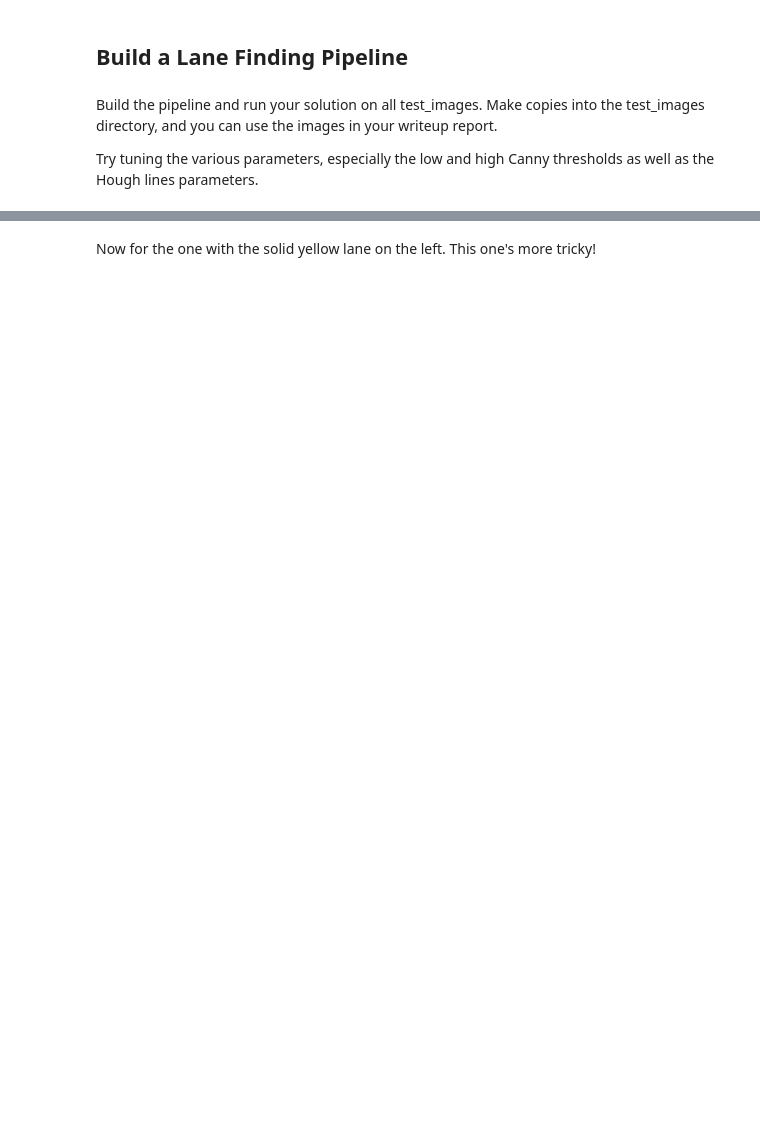
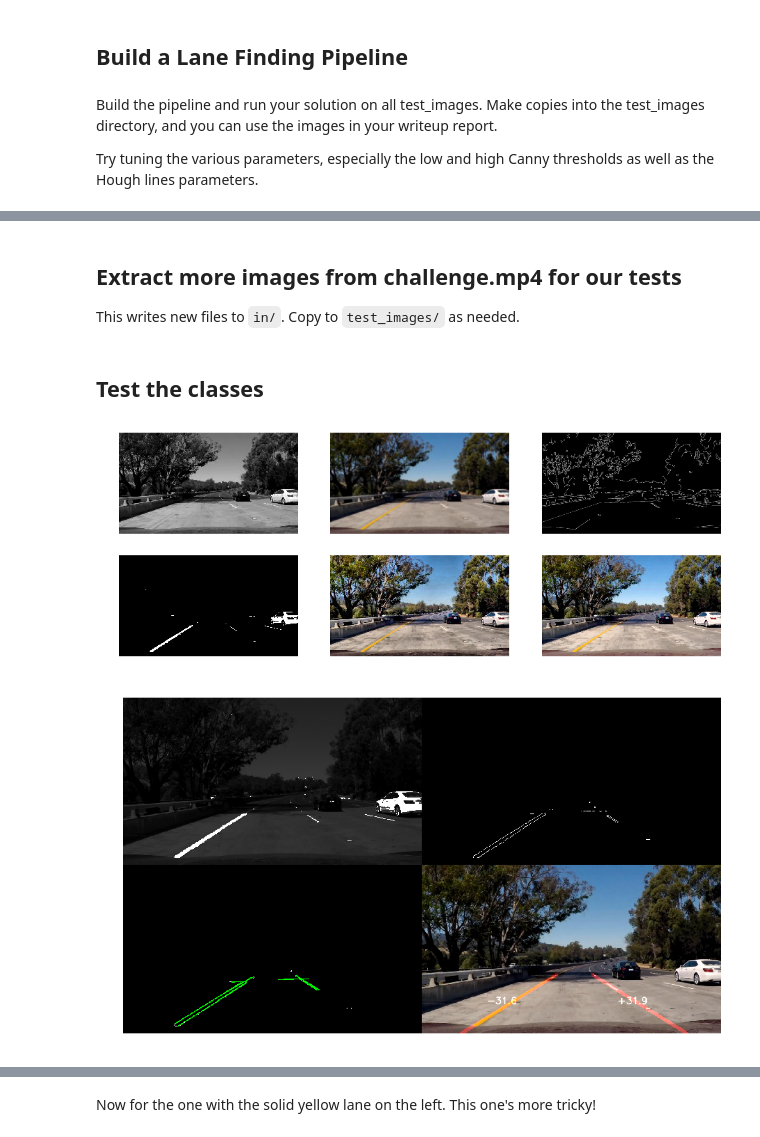
Before and after one commit to lpadukana/CarND-LaneLines-P1, a Jupyter notebook: P1.ipynb, the cells around one changed output, grey strips where cells are left out. Drawn from its saved outputs; the diff is of its cells as text; code cells hidden in the pictures; blank space fills up the shorter version.

```diff
--- a/P1.ipynb
+++ b/P1.ipynb
@@ -463,17 +38,0 @@ def adjust_rgb(h1=0, h2=255, s1=0, s2=255, v1=220, v2=255):
-# %%
-gr = cv2.cvtColor(image, cv2.COLOR_RGB2GRAY)
-fig = plt.figure(figsize=(5, 5))
-# fig.add_subplot(311)
-# plt.imshow(cv2.createCLAHE(clipLimit=2.0, tileGridSize=(8,8)).apply(gr), cmap='gray')
-# plt.imshow(gr, cmap='gray')
-# plt.imshow(gr, cmap='gray')
-# fig.add_subplot(312)
-# plt.imshow(cv2.equalizeHist(gr), cmap='gray')
-# fig.add_subplot(313)
-# plt.imshow(cv2.createCLAHE(clipLimit=2.0, tileGridSize=(8,8)).apply(gr), cmap='gray')
-# plt.imshow(cv2.Sobel(image, cv2.CV_64F, 3, 3, ksize=5), cmap='gray')
-
-sobelx64f = cv2.Sobel(gr,cv2.CV_64F,2,2,ksize=5)
-abs_sobel64f = np.absolute(sobelx64f)
-sobel_8u = np.uint8(abs_sobel64f)
-plt.imshow(sobel_8u, cmap='gray')
@@ -858,0 +442,4 @@ def detect(img, kernel_size=9, canny_low=30, canny_ratio=3,
+# %% [markdown]
+## Extract more images from challenge.mp4 for our tests
+
+This writes new files to `in/`. Copy to `test_images/` as needed.
@@ -858,0 +457,38 @@ def detect(img, kernel_size=9, canny_low=30, canny_ratio=3,
+# %% [markdown]
+## Test the classes
+# %%
+def sample_frame():
+    return Frame.load('test_images/extra.mp4-5.5.jpg')
+
+def test_edge_detection():
+    return sample_frame().gray().blur(7).canny(50, 3).blur(3)
+
+def test_range_mask():
+    return sample_frame().hsv_range_mask([[(0, 0, 200), (255, 30, 255)], [(10, 90, 180), (40, 255, 255)]])
+
+def test_blur():
+    return sample_frame().blur(11)
+
+def test_gray():
+    return sample_frame().gray()
+
+def test_clahe_eq():
+    return sample_frame().clahe_eq()
+
+def test_hist_eq():
+    return sample_frame().hist_eq()
+
+FrameGrid(3).show([
+    test_gray(),
+    test_blur(),
+    test_edge_detection(),
+    test_range_mask(),
+    test_clahe_eq(),
+    test_hist_eq()
+], 4.3)
+
+detector = LaneDetector()
+LaneImageProcessor(detector, history_size=1, debug=True).process(sample_frame()).show(13)
+# %% [output]
+[figure, added]
+[figure, added]
```
Also changed, not shown: parts of 61 cells of this notebook.
